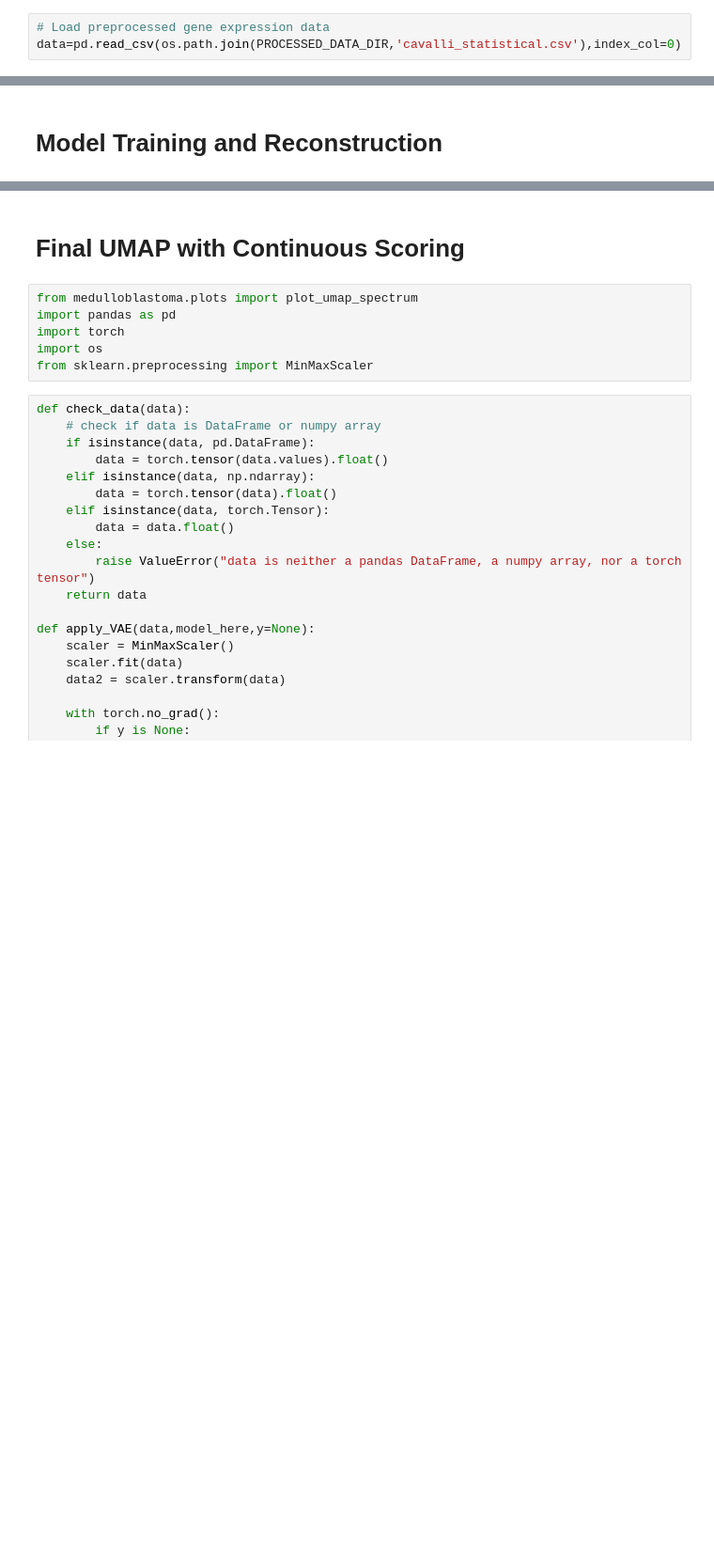
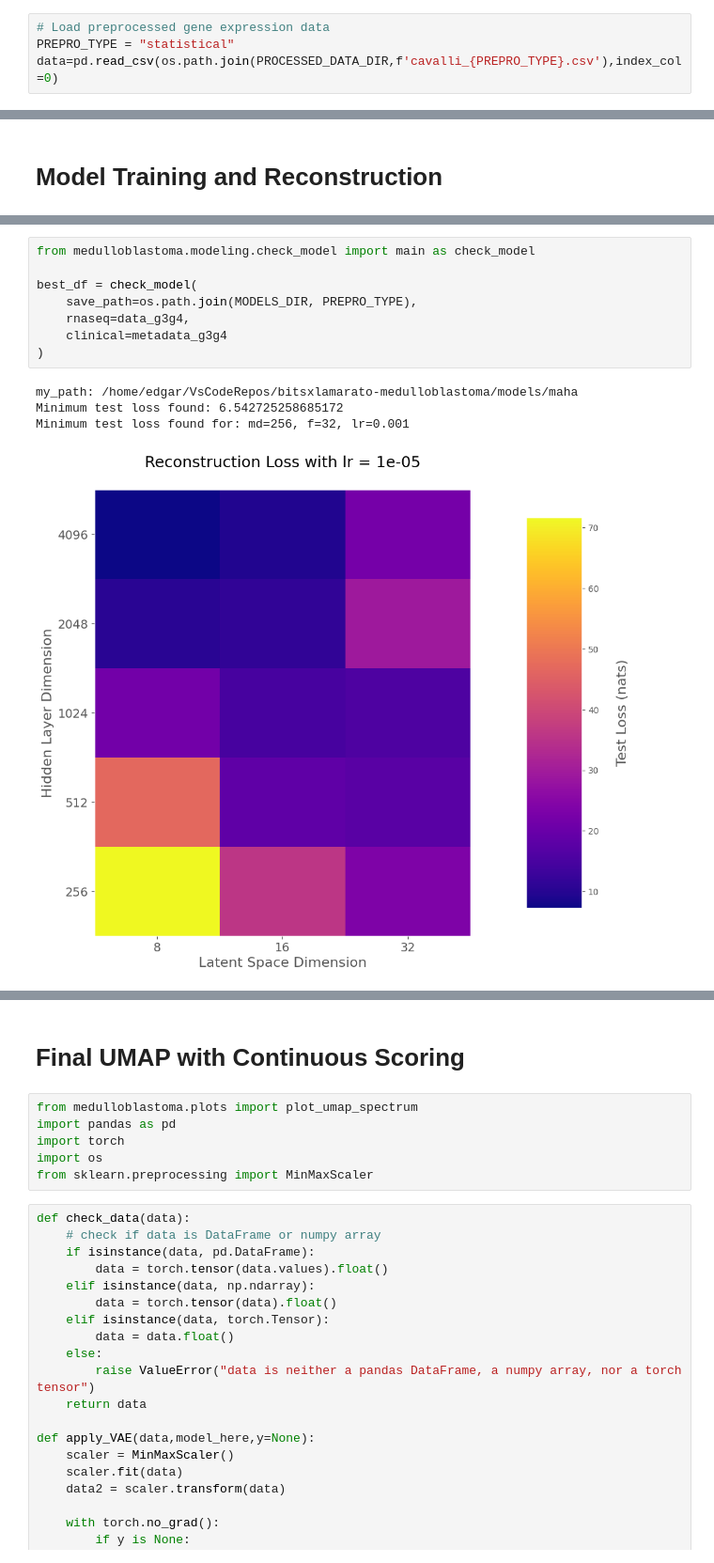
Before and after one commit to Nordest27/bitsxlamarato-medulloblastoma, a Jupyter notebook: notebooks/medulloblastoma-analysis.ipynb, the cells around one changed output, grey strips where cells are left out. Shown at 94% size. Drawn from its saved outputs; the diff is of its cells as text; blank space fills up the shorter version.

```diff
--- a/notebooks/medulloblastoma-analysis.ipynb
+++ b/notebooks/medulloblastoma-analysis.ipynb
@@ -89,6 +79,7 @@ done preprocessing
 # %%
 # Load preprocessed gene expression data
-data=pd.read_csv(os.path.join(PROCESSED_DATA_DIR,'cavalli_statistical.csv'),index_col=0)
+PREPRO_TYPE = "statistical"
+data=pd.read_csv(os.path.join(PROCESSED_DATA_DIR,f'cavalli_{PREPRO_TYPE}.csv'),index_col=0)
 # %%
 # Load metadata
 metadata=pd.read_csv(os.path.join(RAW_DATA_DIR,'cavalli_subgroups.csv'),index_col=0).squeeze()
@@ -345,0 +332,13 @@ Trained VAE model saved as /home/edgar/VsCodeRepos/bitsxlamarato-medulloblastoma
+# %%
+from medulloblastoma.modeling.check_model import main as check_model
+
+best_df = check_model(
+    save_path=os.path.join(MODELS_DIR, PREPRO_TYPE),
+    rnaseq=data_g3g4,
+    clinical=metadata_g3g4
+)
+# %% [output]
+my_path: /home/edgar/VsCodeRepos/bitsxlamarato-medulloblastoma/models/maha
+Minimum test loss found: 6.542725258685172
+Minimum test loss found for: md=256, f=32, lr=0.001
+[figure, added]
```
Also changed, not shown: parts of 11 cells of this notebook, 2 other files.
